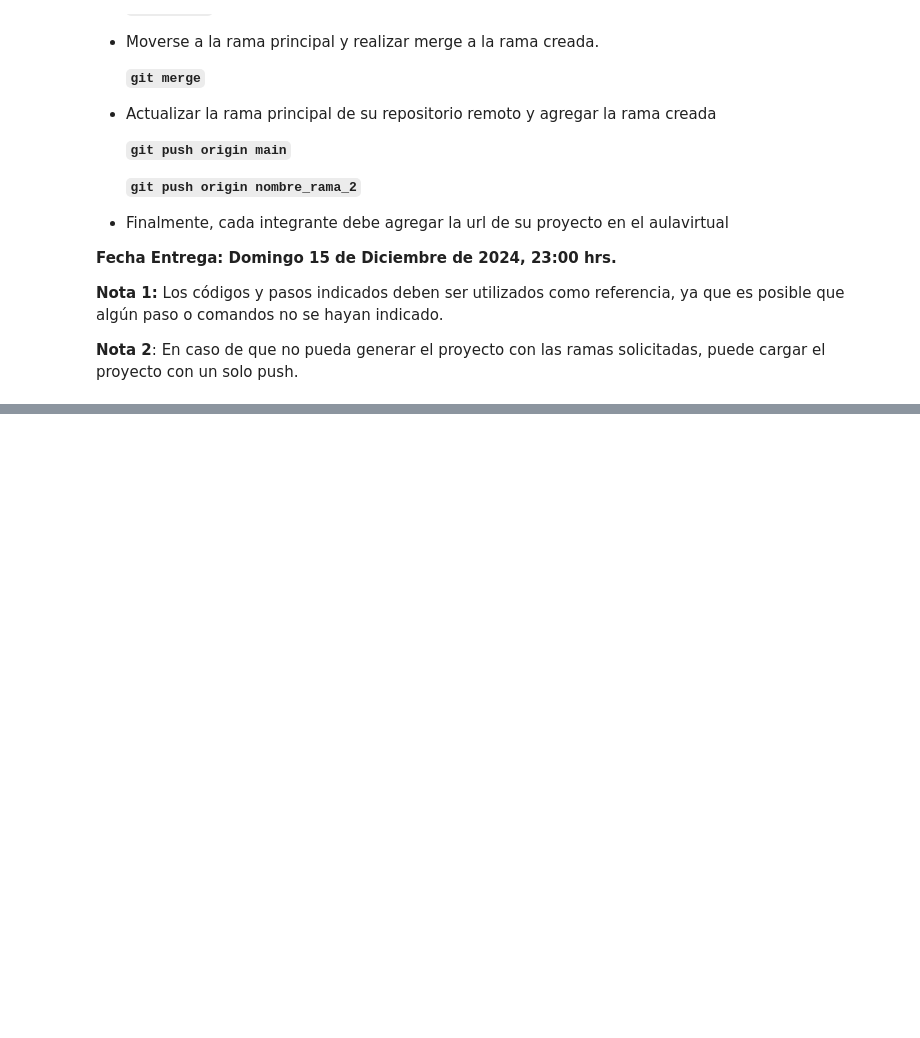
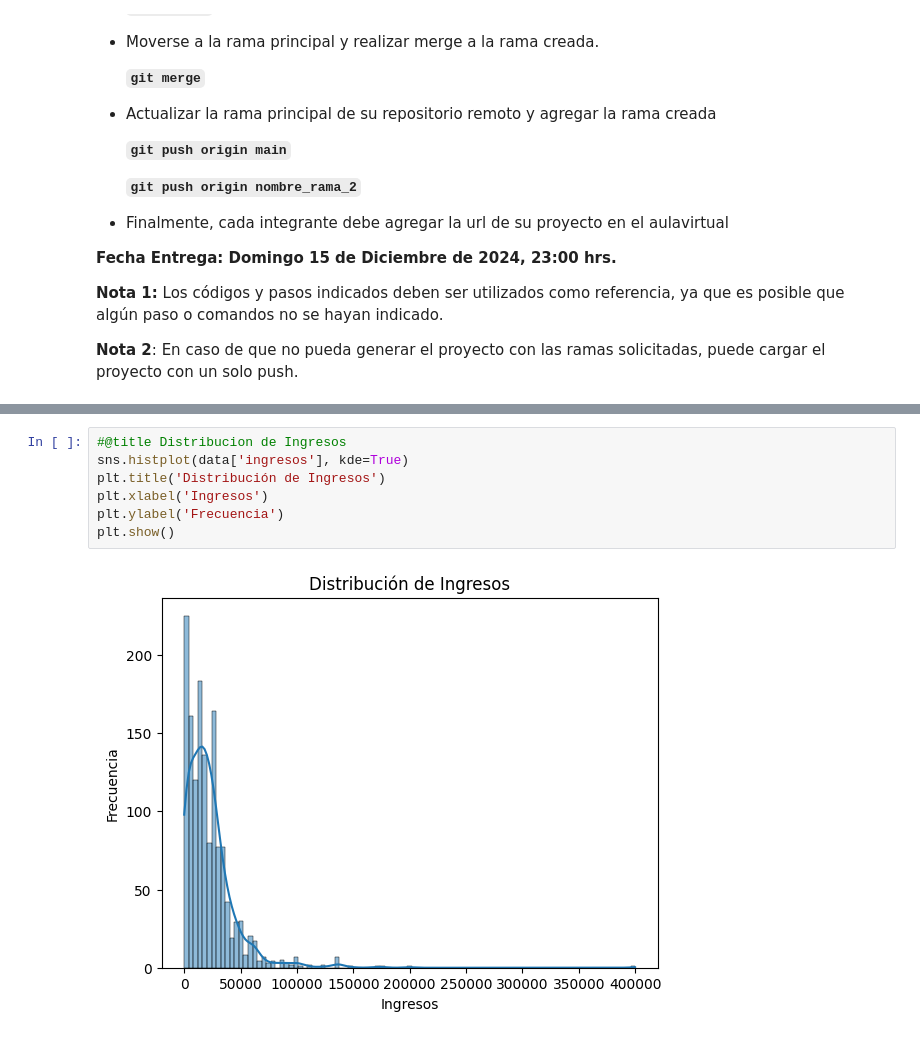
Before and after one commit to lmeneses7/Final_Examen, a Jupyter notebook: Examen_final.ipynb, the cells around one changed output, grey strips where cells are left out. Cells and saved outputs as stored; diff of their text form; blank space fills up the shorter version.

```diff
--- a/Examen_final.ipynb
+++ b/Examen_final.ipynb
@@ -119,0 +195,9 @@ Debe guardar su proyecto y agregar el archivo a Git y comentarlo.
+# %%
+#@title Distribucion de Ingresos
+sns.histplot(data['ingresos'], kde=True)
+plt.title('Distribución de Ingresos')
+plt.xlabel('Ingresos')
+plt.ylabel('Frecuencia')
+plt.show()
+# %% [output]
+[figure, added]
```
Also changed, not shown: parts of 20 cells of this notebook.
